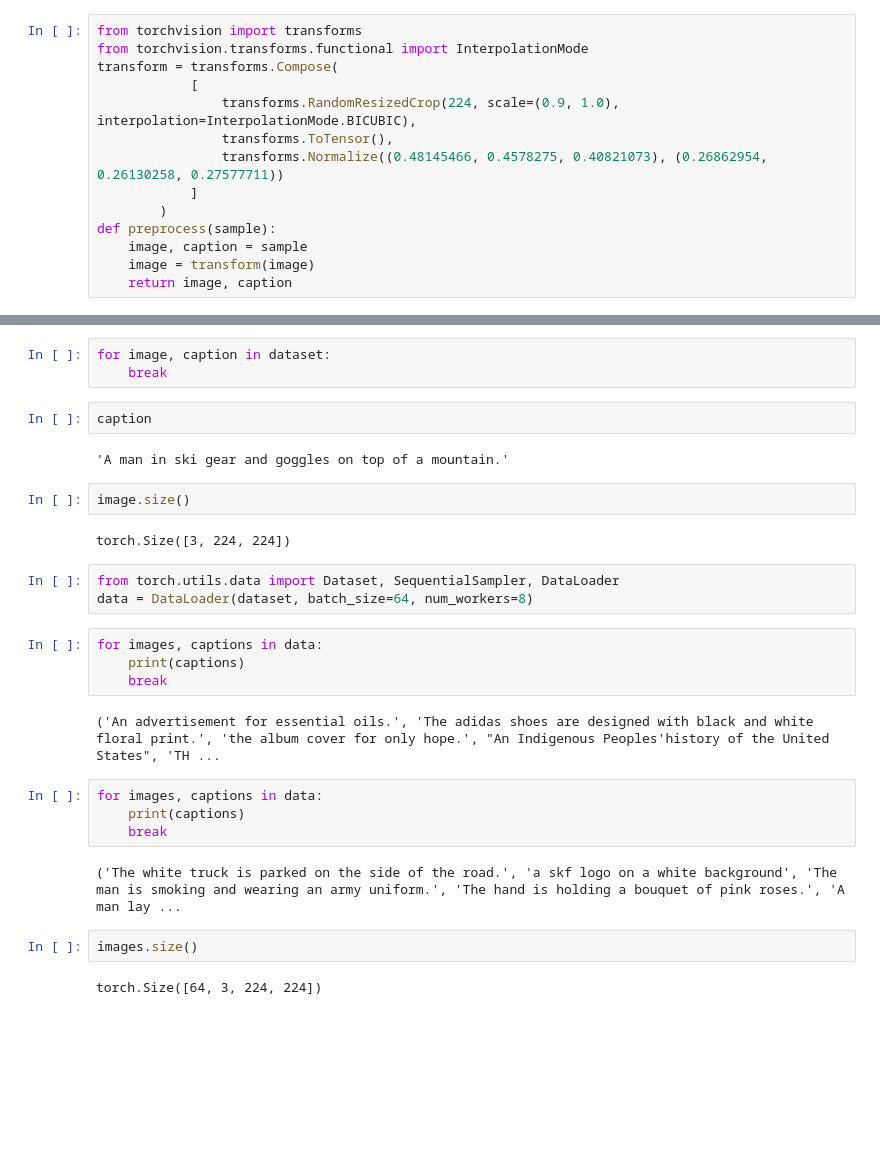
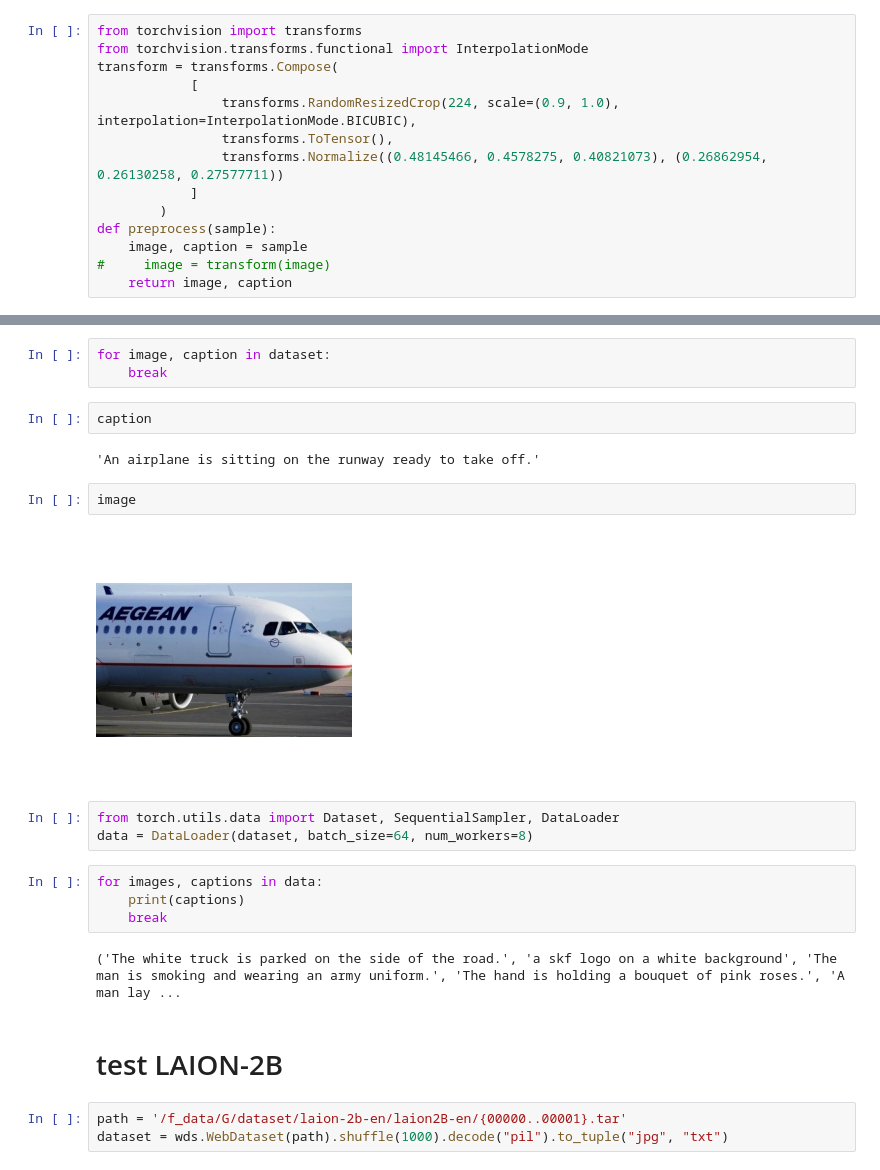
Before and after one commit to Wang-Xiaodong1899/Emu, a Jupyter notebook: test_laion_coco.ipynb, the cells around one changed output, grey strips where cells are left out. Saved outputs shown, nothing was run; the diff lists cells and outputs as text; blank space fills up the shorter version.

```diff
--- a/test_laion_coco.ipynb
+++ b/test_laion_coco.ipynb
@@ -16,7 +16,7 @@ transform = transforms.Compose(
         )
 def preprocess(sample):
     image, caption = sample
-    image = transform(image)
+#     image = transform(image)
     return image, caption
 # %%
 dataset = dataset.map(preprocess)
@@ -26,11 +26,11 @@ for image, caption in dataset:
 # %%
 caption
 # %% [output]
-'A man in ski gear and goggles on top of a mountain.'
+'An airplane is sitting on the runway ready to take off.'
 # %%
-image.size()
+image
 # %% [output]
-torch.Size([3, 224, 224])
+[figure, added]
 # %%
 from torch.utils.data import Dataset, SequentialSampler, DataLoader
 data = DataLoader(dataset, batch_size=64, num_workers=8)
@@ -39,14 +39,9 @@ for images, captions in data:
     print(captions)
     break
 # %% [output]
-('An advertisement for essential oils.', 'The adidas shoes are designed with black and white floral print.', 'the album cover for only hope.', "An Indigenous Peoples'history of the United States", 'TH ...
+('The white truck is parked on the side of the road.', 'a skf logo on a white background', 'The man is smoking and wearing an army uniform.', 'The hand is holding a bouquet of pink roses.', 'A man lay ...
-# %%
-for images, captions in data:
-    print(captions)
-    break
-# %% [output]
-('The white truck is parked on the side of the road.', 'a skf logo on a white background', 'The man is smoking and wearing an army uniform.', 'The hand is holding a bouquet of pink roses.', 'A man lay ...
-# %%
-images.size()
-# %% [output]
-torch.Size([64, 3, 224, 224])
+# %% [markdown]
+# test LAION-2B
+# %%
+path = '/f_data/G/dataset/laion-2b-en/laion2B-en/{00000..00001}.tar'
+dataset = wds.WebDataset(path).shuffle(1000).decode("pil").to_tuple("jpg", "txt")
```
Also changed, not shown: parts of 5 cells of this notebook.
